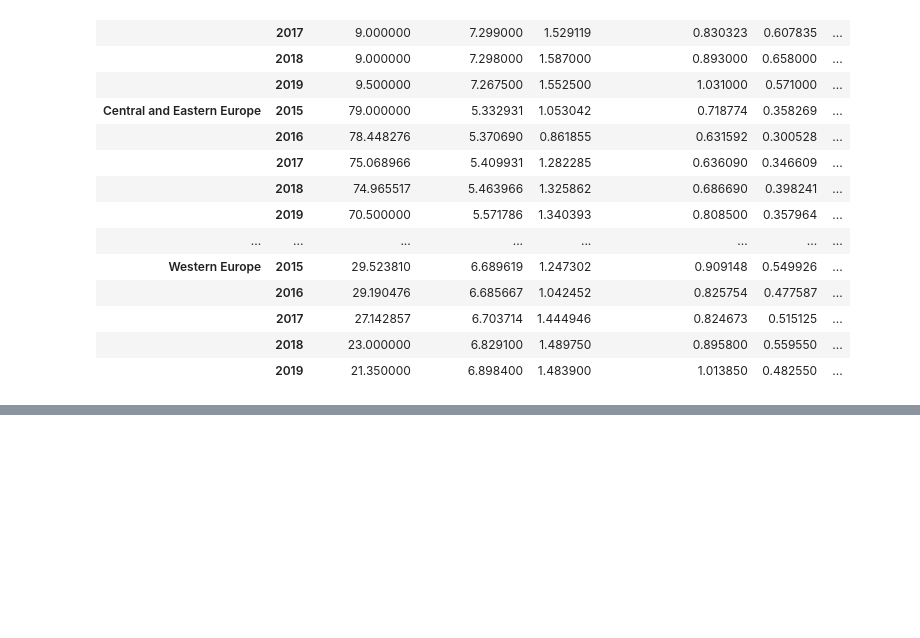
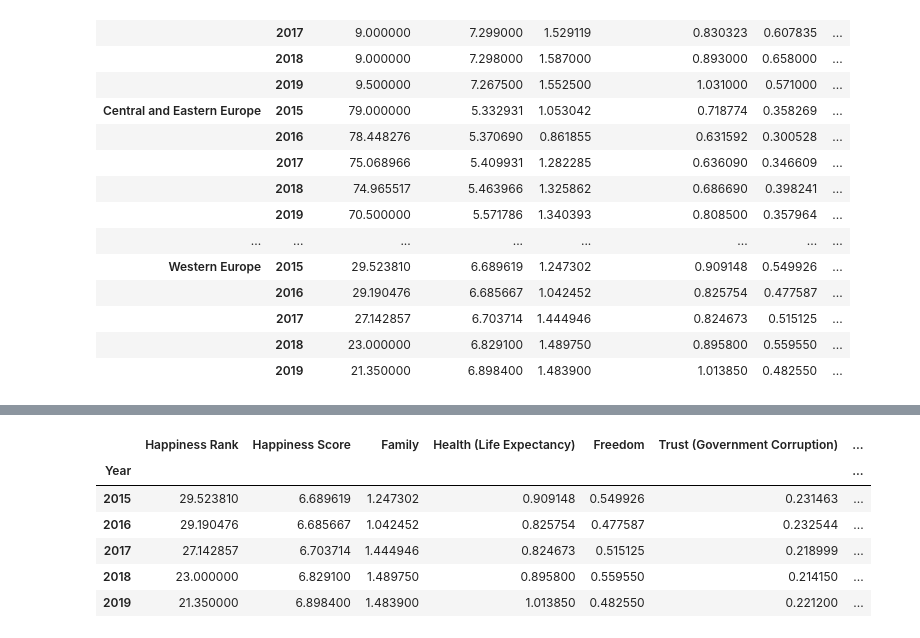
Before and after one commit to blazaropinto/portfolio_PDA_Data_Science, a Jupyter notebook: Happiness_Data_Project.ipynb, the cells around one changed output, grey strips where cells are left out. Drawn from its saved outputs; the diff is of its cells as text; code cells hidden in the pictures; blank space fills up the shorter version.

```diff
--- a/Happiness_Data_Project.ipynb
+++ b/Happiness_Data_Project.ipynb
@@ -511,0 +487,11 @@ for region in happiness_2015_2019.Region.unique():
+# %%
+we = evolution_regions.loc['Western Europe']
+we
+# %% [output]
+|  | Happiness Rank | Happiness Score | Family | Health (Life Expectancy) | Freedom | Trust (Government Corruption) | ... |
+| Year |  |  |  |  |  |  | ... |
+| 2015 | 29.523810 | 6.689619 | 1.247302 | 0.909148 | 0.549926 | 0.231463 | ... |
+| 2016 | 29.190476 | 6.685667 | 1.042452 | 0.825754 | 0.477587 | 0.232544 | ... |
+| 2017 | 27.142857 | 6.703714 | 1.444946 | 0.824673 | 0.515125 | 0.218999 | ... |
+| 2018 | 23.000000 | 6.829100 | 1.489750 | 0.895800 | 0.559550 | 0.214150 | ... |
+| 2019 | 21.350000 | 6.898400 | 1.483900 | 1.013850 | 0.482550 | 0.221200 | ... |
```
Also changed, not shown: parts of 4 cells of this notebook.
